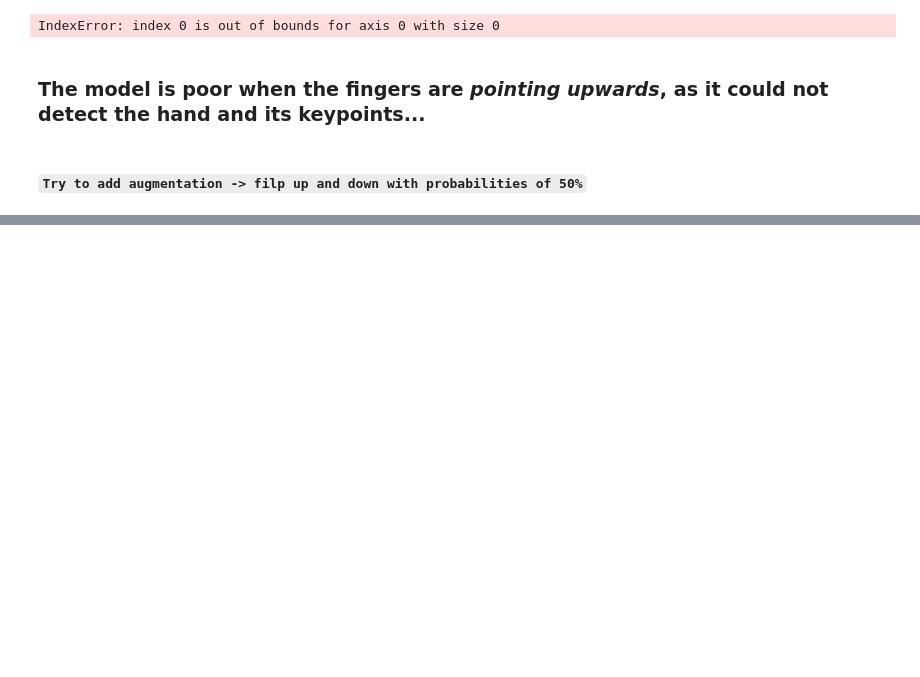
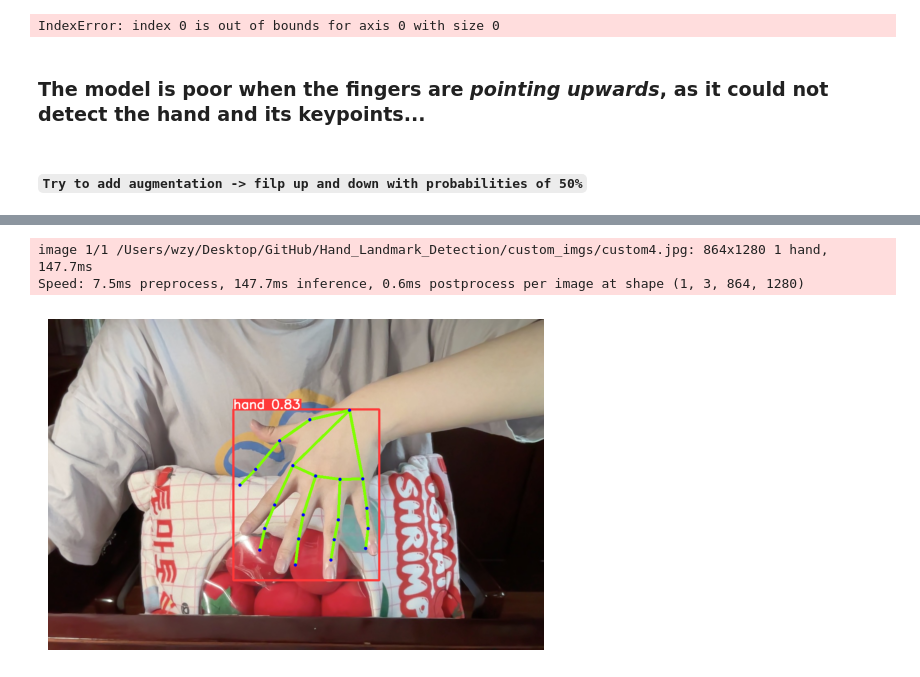
Before and after one commit to ZyWang7/Hand_Landmark_Detection, a Jupyter notebook: predict.ipynb, the cells around one changed output, grey strips where cells are left out. Cells and saved outputs as stored; diff of their text form; code cells hidden in the pictures; blank space fills up the shorter version.

```diff
--- a/predict.ipynb
+++ b/predict.ipynb
@@ -209,0 +269,18 @@ IndexError: index 0 is out of bounds for axis 0 with size 0
+# %%
+results = model.predict("custom_imgs/custom4.jpg", conf=0.5)
+
+for r in results:
+    im_array = r.plot(kpt_radius=0)
+    image = np.array(im_array[..., ::-1])
+    keypoints = r.keypoints.xy.numpy()
+
+    W = image.shape[0]
+    thickness = W // 120
+    line_image = plot_line(image, skeleton, keypoints, thickness-1)
+    kpt_image = plot_keypoints(line_image, keypoints, thickness+2)
+    plt.imshow(kpt_image)
+    plt.axis(False)
+# %% [output]
+image 1/1 /Users/wzy/Desktop/GitHub/Hand_Landmark_Detection/custom_imgs/custom4.jpg: 864x1280 1 hand, 147.7ms
+Speed: 7.5ms preprocess, 147.7ms inference, 0.6ms postprocess per image at shape (1, 3, 864, 1280)
+[figure, added]
```
Also changed, not shown: parts of 8 cells of this notebook, 10 other files.
